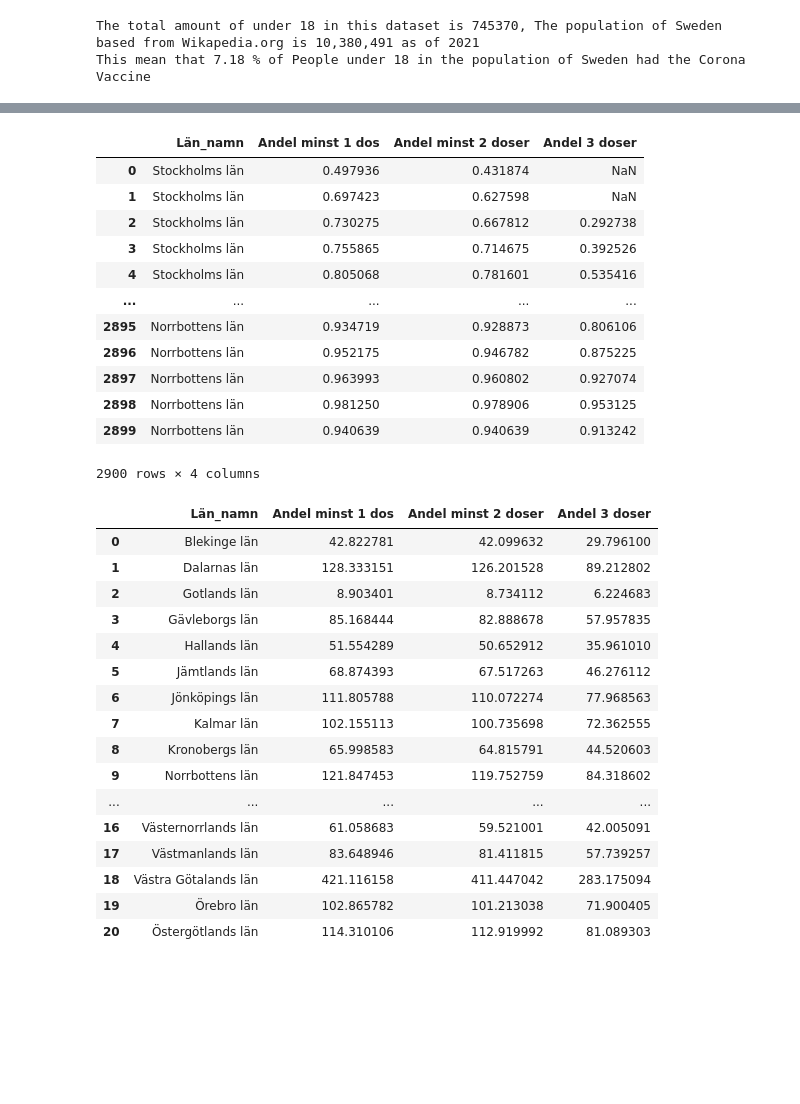
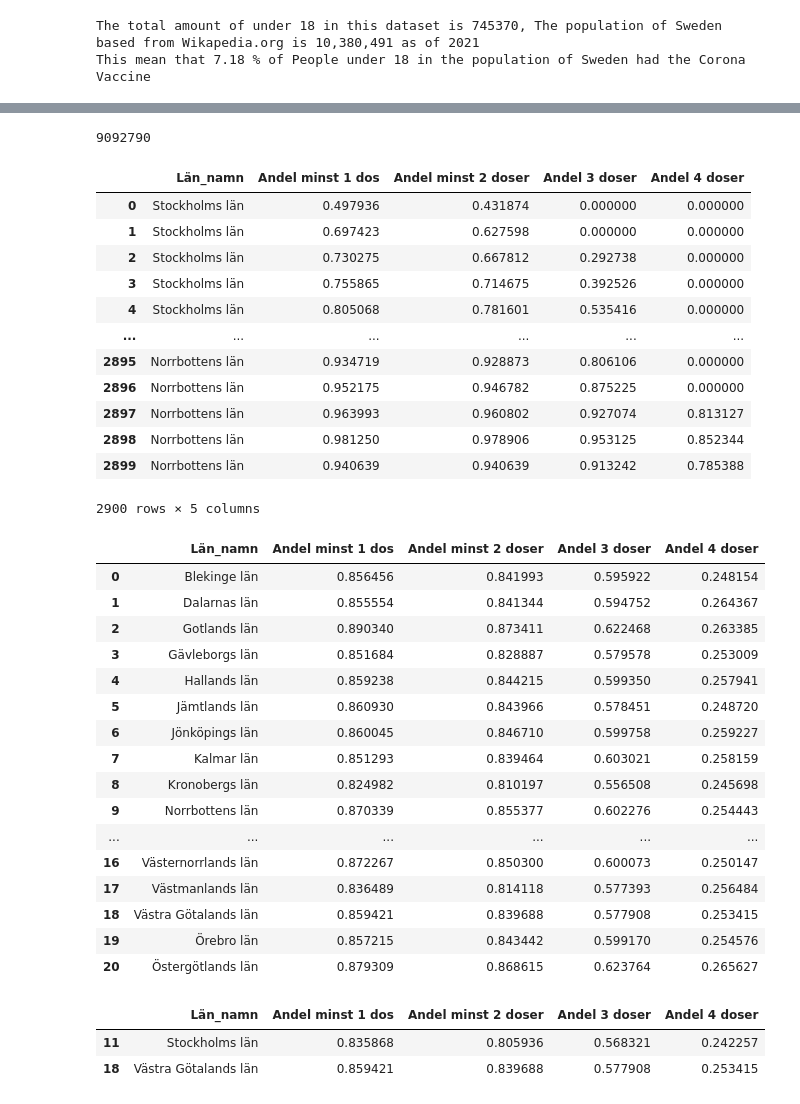
Before and after one commit to SCGlass/Data-Processing-Sam-Glass, a Jupyter notebook: Lab_Covid/Lab_covid.ipynb, the cells around one changed output, grey strips where cells are left out. Drawn from its saved outputs; the diff is of its cells as text; code cells hidden in the pictures; blank space fills up the shorter version.

Commit message:
fixed Nan values in table to enable median value count in Andel

```diff
--- a/Lab_Covid/Lab_covid.ipynb
+++ b/Lab_Covid/Lab_covid.ipynb
@@ -364,44 +364,49 @@ vaccine_by_group = px.bar(
     }
 )
 vaccine_by_group.show()
+# %%
+df_grouped_ages["Befolkning"].sum()
+# %% [output]
+9092790
 # %%
-df_grouped = df_covid_vaccine[["Län_namn","Andel minst 1 dos","Andel minst 2 doser","Andel 3 doser"]]
-edf_grouped = df_grouped.groupby("Andel minst 1 dos").sum
+
+df_grouped = df_covid_vaccine[["Län_namn","Andel minst 1 dos","Andel minst 2 doser","Andel 3 doser","Andel 4 doser"]]
+df_grouped = df_grouped.fillna(0) # fixes NaN value to zero so median can be counted correctly
 df_grouped
 # %% [output]
-|  | Län_namn | Andel minst 1 dos | Andel minst 2 doser | Andel 3 doser |
-| 0 | Stockholms län | 0.497936 | 0.431874 | NaN |
-| 1 | Stockholms län | 0.697423 | 0.627598 | NaN |
-| 2 | Stockholms län | 0.730275 | 0.667812 | 0.292738 |
-| 3 | Stockholms län | 0.755865 | 0.714675 | 0.392526 |
-| 4 | Stockholms län | 0.805068 | 0.781601 | 0.535416 |
-| ... | ... | ... | ... | ... |
-| 2895 | Norrbottens län | 0.934719 | 0.928873 | 0.806106 |
-| 2896 | Norrbottens län | 0.952175 | 0.946782 | 0.875225 |
-| 2897 | Norrbottens län | 0.963993 | 0.960802 | 0.927074 |
-| 2898 | Norrbottens län | 0.981250 | 0.978906 | 0.953125 |
-| 2899 | Norrbottens län | 0.940639 | 0.940639 | 0.913242 |
+|  | Län_namn | Andel minst 1 dos | Andel minst 2 doser | Andel 3 doser | Andel 4 doser |
+| 0 | Stockholms län | 0.497936 | 0.431874 | 0.000000 | 0.000000 |
+| 1 | Stockholms län | 0.697423 | 0.627598 | 0.000000 | 0.000000 |
+| 2 | Stockholms län | 0.730275 | 0.667812 | 0.292738 | 0.000000 |
+| 3 | Stockholms län | 0.755865 | 0.714675 | 0.392526 | 0.000000 |
+| 4 | Stockholms län | 0.805068 | 0.781601 | 0.535416 | 0.000000 |
+| ... | ... | ... | ... | ... | ... |
+| 2895 | Norrbottens län | 0.934719 | 0.928873 | 0.806106 | 0.000000 |
+| 2896 | Norrbottens län | 0.952175 | 0.946782 | 0.875225 | 0.000000 |
+| 2897 | Norrbottens län | 0.963993 | 0.960802 | 0.927074 | 0.813127 |
+| 2898 | Norrbottens län | 0.981250 | 0.978906 | 0.953125 | 0.852344 |
+| 2899 | Norrbottens län | 0.940639 | 0.940639 | 0.913242 | 0.785388 |
-2900 rows × 4 columns
+2900 rows × 5 columns
 # %%
 # f)
-df_grouped_counties = df_covid_vaccine.groupby("Län_namn").sum("True").reset_index()
-df_grouped_counties = df_grouped_counties[["Län_namn","Andel minst 1 dos","Andel minst 2 doser","Andel 3 doser"]]
+df_grouped_counties = df_grouped.groupby("Län_namn").mean("True").reset_index()
+df_grouped_counties = df_grouped_counties[["Län_namn","Andel minst 1 dos","Andel minst 2 doser","Andel 3 doser","Andel 4 doser"]]
 df_grouped_counties
 # %% [output]
-|  | Län_namn | Andel minst 1 dos | Andel minst 2 doser | Andel 3 doser |
-| 0 | Blekinge län | 42.822781 | 42.099632 | 29.796100 |
-| 1 | Dalarnas län | 128.333151 | 126.201528 | 89.212802 |
-| 2 | Gotlands län | 8.903401 | 8.734112 | 6.224683 |
-| 3 | Gävleborgs län | 85.168444 | 82.888678 | 57.957835 |
-| 4 | Hallands län | 51.554289 | 50.652912 | 35.961010 |
-| 5 | Jämtlands län | 68.874393 | 67.517263 | 46.276112 |
-| 6 | Jönköpings län | 111.805788 | 110.072274 | 77.968563 |
-| 7 | Kalmar län | 102.155113 | 100.735698 | 72.362555 |
-| 8 | Kronobergs län | 65.998583 | 64.815791 | 44.520603 |
-| 9 | Norrbottens län | 121.847453 | 119.752759 | 84.318602 |
-| ... | ... | ... | ... | ... |
-| 16 | Västernorrlands län | 61.058683 | 59.521001 | 42.005091 |
-| 17 | Västmanlands län | 83.648946 | 81.411815 | 57.739257 |
-| 18 | Västra Götalands län | 421.116158 | 411.447042 | 283.175094 |
-| 19 | Örebro län | 102.865782 | 101.213038 | 71.900405 |
-| 20 | Östergötlands län | 114.310106 | 112.919992 | 81.089303 |
+|  | Län_namn | Andel minst 1 dos | Andel minst 2 doser | Andel 3 doser | Andel 4 doser |
+| 0 | Blekinge län | 0.856456 | 0.841993 | 0.595922 | 0.248154 |
+| 1 | Dalarnas län | 0.855554 | 0.841344 | 0.594752 | 0.264367 |
+| 2 | Gotlands län | 0.890340 | 0.873411 | 0.622468 | 0.263385 |
+| 3 | Gävleborgs län | 0.851684 | 0.828887 | 0.579578 | 0.253009 |
+| 4 | Hallands län | 0.859238 | 0.844215 | 0.599350 | 0.257941 |
+| 5 | Jämtlands län | 0.860930 | 0.843966 | 0.578451 | 0.248720 |
+| 6 | Jönköpings län | 0.860045 | 0.846710 | 0.599758 | 0.259227 |
+| 7 | Kalmar län | 0.851293 | 0.839464 | 0.603021 | 0.258159 |
+| 8 | Kronobergs län | 0.824982 | 0.810197 | 0.556508 | 0.245698 |
+| 9 | Norrbottens län | 0.870339 | 0.855377 | 0.602276 | 0.254443 |
+| ... | ... | ... | ... | ... | ... |
+| 16 | Västernorrlands län | 0.872267 | 0.850300 | 0.600073 | 0.250147 |
+| 17 | Västmanlands län | 0.836489 | 0.814118 | 0.577393 | 0.256484 |
+| 18 | Västra Götalands län | 0.859421 | 0.839688 | 0.577908 | 0.253415 |
+| 19 | Örebro län | 0.857215 | 0.843442 | 0.599170 | 0.254576 |
+| 20 | Östergötlands län | 0.879309 | 0.868615 | 0.623764 | 0.265627 |
@@ -407,0 +427,7 @@ df_grouped_counties
+# %%
+df_stock_vgöt = df_grouped_counties.query("Län_namn == ('Västra Götalands län', 'Stockholms län')")
+df_stock_vgöt
+# %% [output]
+|  | Län_namn | Andel minst 1 dos | Andel minst 2 doser | Andel 3 doser | Andel 4 doser |
+| 11 | Stockholms län | 0.835868 | 0.805936 | 0.568321 | 0.242257 |
+| 18 | Västra Götalands län | 0.859421 | 0.839688 | 0.577908 | 0.253415 |
```
Also changed, not shown: parts of 3 cells of this notebook.
